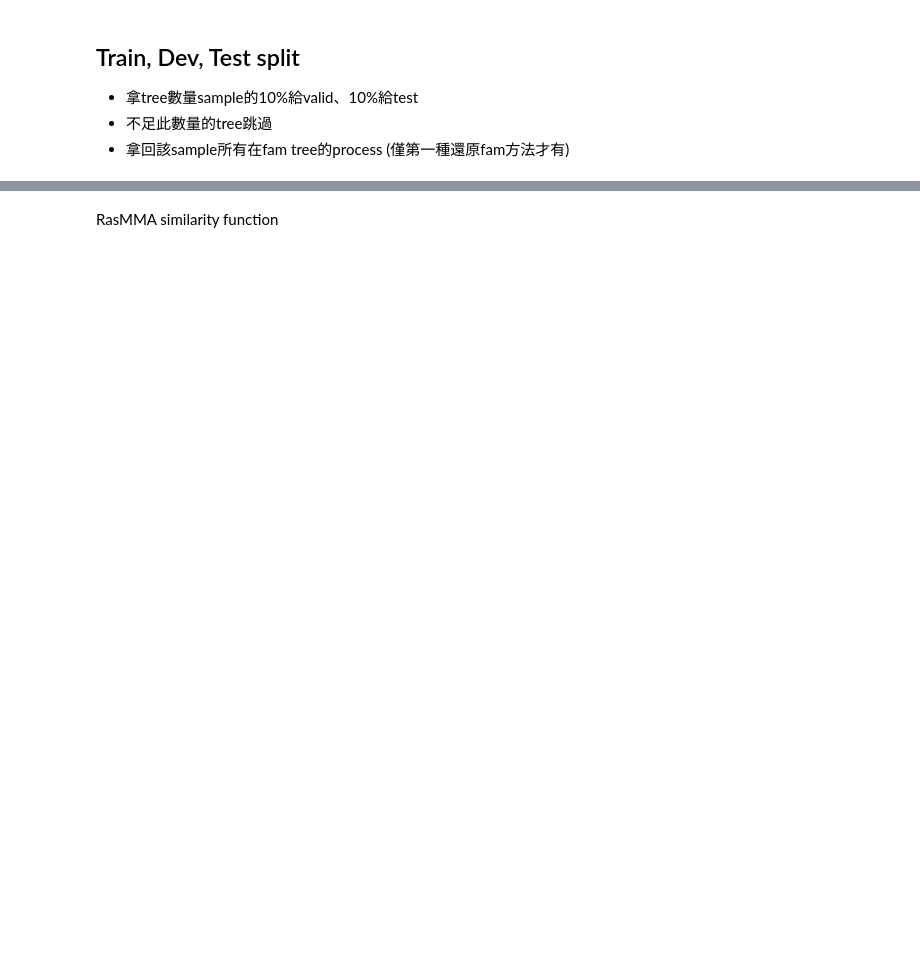
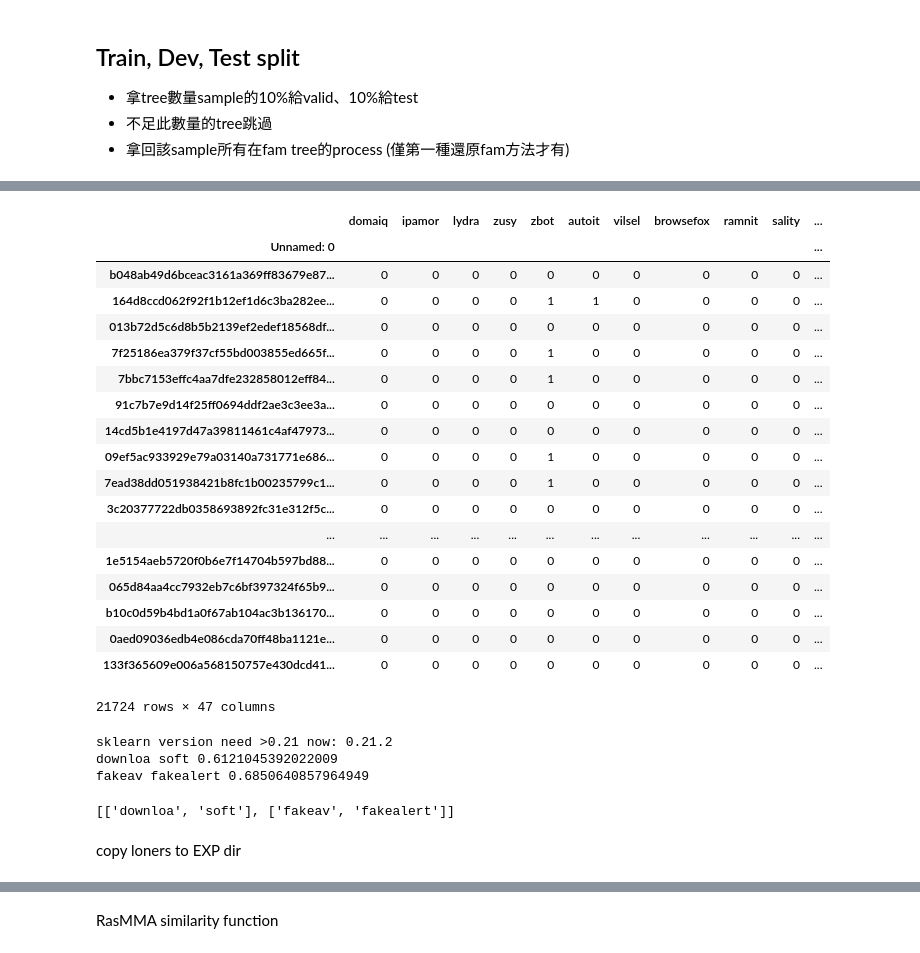
Before and after one commit to tychen5/NTU_ANTS-lab, a Jupyter notebook: seqgen_famclf/001.DataStatistics_filter_split_o2o.ipynb, the cells around one changed output, grey strips where cells are left out. Drawn from its saved outputs; the diff is of its cells as text; code cells hidden in the pictures; blank space fills up the shorter version.

```diff
--- a/seqgen_famclf/001.DataStatistics_filter_split_o2o.ipynb
+++ b/seqgen_famclf/001.DataStatistics_filter_split_o2o.ipynb
@@ -859,0 +758,9 @@ Families#: 45 Samples#: 476 ,Processes#: 506 ,Trees#: 133
+# %%
+root_dir = './data/tree-rep-profiles_o2o/DEV/' #改調所依據的家族
+loner_dir = './data/tree-rep-profiles_o2o_loner/'
+exp_dir = './data/tree-rep-profiles_o2o/EXP/'
+
+exp_fam = next(os.walk(root_dir))[1] #改align root_dir? 要進行家族歸類的家族
+exp_fam_dir = [x.split('_')[0] for x in exp_fam]
+aliase_fam = [x.split('.')[-1] for x in exp_fam_dir]
+len(exp_fam_dir),exp_fam_dir , aliase_fam
@@ -859,0 +785,63 @@ Families#: 45 Samples#: 476 ,Processes#: 506 ,Trees#: 133
+# %%
+df = pd.read_csv('./data/FamilyName_aliases.csv')
+df = df.set_index('Unnamed: 0')
+name_df_aliases = df[aliase_fam]
+name_df_aliases
+# %% [output]
+|  | domaiq | ipamor | lydra | zusy | zbot | autoit | vilsel | browsefox | ramnit | sality | ... |
+| Unnamed: 0 |  |  |  |  |  |  |  |  |  |  | ... |
+| b048ab49d6bceac3161a369ff83679e87... | 0 | 0 | 0 | 0 | 0 | 0 | 0 | 0 | 0 | 0 | ... |
+| 164d8ccd062f92f1b12ef1d6c3ba282ee... | 0 | 0 | 0 | 0 | 1 | 1 | 0 | 0 | 0 | 0 | ... |
+| 013b72d5c6d8b5b2139ef2edef18568df... | 0 | 0 | 0 | 0 | 0 | 0 | 0 | 0 | 0 | 0 | ... |
+| 7f25186ea379f37cf55bd003855ed665f... | 0 | 0 | 0 | 0 | 1 | 0 | 0 | 0 | 0 | 0 | ... |
+| 7bbc7153effc4aa7dfe232858012eff84... | 0 | 0 | 0 | 0 | 1 | 0 | 0 | 0 | 0 | 0 | ... |
+| 91c7b7e9d14f25ff0694ddf2ae3c3ee3a... | 0 | 0 | 0 | 0 | 0 | 0 | 0 | 0 | 0 | 0 | ... |
+| 14cd5b1e4197d47a39811461c4af47973... | 0 | 0 | 0 | 0 | 0 | 0 | 0 | 0 | 0 | 0 | ... |
+| 09ef5ac933929e79a03140a731771e686... | 0 | 0 | 0 | 0 | 1 | 0 | 0 | 0 | 0 | 0 | ... |
+| 7ead38dd051938421b8fc1b00235799c1... | 0 | 0 | 0 | 0 | 1 | 0 | 0 | 0 | 0 | 0 | ... |
+| 3c20377722db0358693892fc31e312f5c... | 0 | 0 | 0 | 0 | 0 | 0 | 0 | 0 | 0 | 0 | ... |
+| ... | ... | ... | ... | ... | ... | ... | ... | ... | ... | ... | ... |
+| 1e5154aeb5720f0b6e7f14704b597bd88... | 0 | 0 | 0 | 0 | 0 | 0 | 0 | 0 | 0 | 0 | ... |
+| 065d84aa4cc7932eb7c6bf397324f65b9... | 0 | 0 | 0 | 0 | 0 | 0 | 0 | 0 | 0 | 0 | ... |
+| b10c0d59b4bd1a0f67ab104ac3b136170... | 0 | 0 | 0 | 0 | 0 | 0 | 0 | 0 | 0 | 0 | ... |
+| 0aed09036edb4e086cda70ff48ba1121e... | 0 | 0 | 0 | 0 | 0 | 0 | 0 | 0 | 0 | 0 | ... |
+| 133f365609e006a568150757e430dcd41... | 0 | 0 | 0 | 0 | 0 | 0 | 0 | 0 | 0 | 0 | ... |
+21724 rows × 47 columns
+# %%
+print('sklearn version need >0.21 now:',sklearn.__version__)
+aliases_li = []
+all_process_fam = []
+for a,b in it.combinations(name_df_aliases.columns.tolist(),2):
+    score = jaccard_score(name_df_aliases.loc[:,a].values , name_df_aliases.loc[:,b].values)
+    if score > 0.6: #可改相似度thr
+        print(a,b,score)
+        if (a in all_process_fam) and (b not in all_process_fam):
+            for aliases in aliases_li:
+                if a in aliases:
+                    aliases_li.remove(aliases)
+                    aliases.append(b)
+                    aliases_li.append(aliases)
+                    all_process_fam.append(b)
+        elif (b in all_process_fam) and (b not in all_process_fam):
+            for aliases in aliases_li:
+                if b in aliases:
+                    aliases_li.remove(aliases)
+                    aliases.append(a)
+                    aliases_li.append(aliases)
+                    all_process_fam.append(a)
+        elif (a in all_process_fam) and (b in all_process_fam):
+            pass
+        else:
+            aliases_li.append([a,b])
+            all_process_fam.append(b)
+            all_process_fam.append(a)
+# ['allaple','rahack']
+# []
+aliases_li
+# %% [output]
+sklearn version need >0.21 now: 0.21.2
+downloa soft 0.6121045392022009
+fakeav fakealert 0.6850640857964949
+[['downloa', 'soft'], ['fakeav', 'fakealert']]
+# %% [markdown]
+copy loners to EXP dir
```
Also changed, not shown: parts of 37 cells of this notebook, 4 other files.
